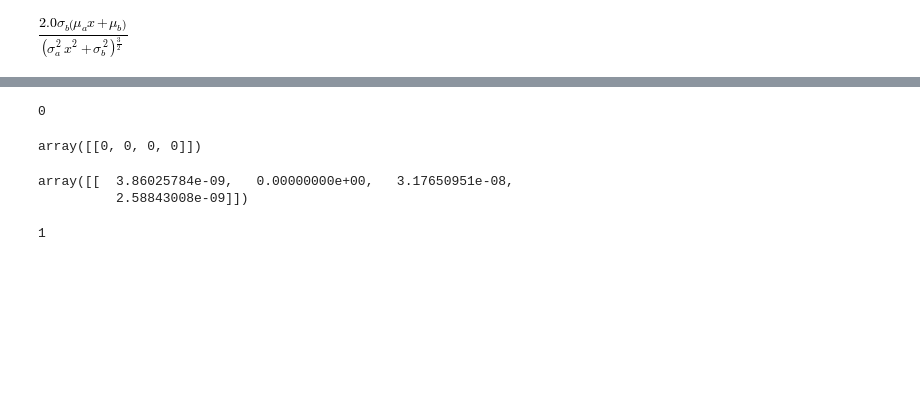
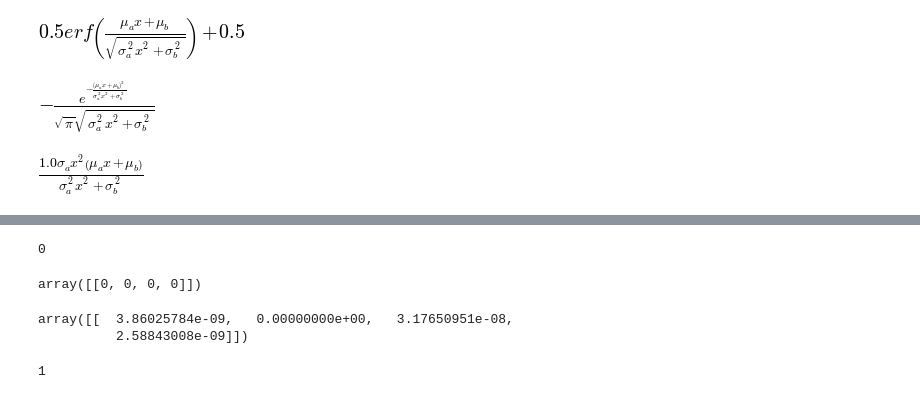
Before and after one commit to backshed/-, a Jupyter notebook: work/基礎/交差エントロピーでNN.ipynb, the cells around one changed output, grey strips where cells are left out. Drawn from its saved outputs; the diff is of its cells as text; code cells hidden in the pictures; blank space fills up the shorter version.

```diff
--- a/work/基礎/交差エントロピーでNN.ipynb
+++ b/work/基礎/交差エントロピーでNN.ipynb
@@ -1,11 +1,14 @@
 # %%
 #プロトタイプ
 %matplotlib inline
 from sympy import *
 init_printing()
 y,x,ua,ub,sa,sb,x,d = symbols('y,x,mu_a,mu_b,sigma_a,sigma_b,x,d')
 f = 0.5 + 0.5 * erf((ua*x+ub)/sqrt(sa*sa*x*x+sb*sb))
-p = exp(-(ua*x+ub)**2/(sa*sa*x*x+sb*sb))/sqrt(pi)
-display(diff((d-f)**2, sb)/p/(d-f))
+p = -exp(-(ua*x+ub)**2/(sa*sa*x*x+sb*sb))/sqrt(pi)/sqrt(sa*sa*x*x+sb*sb)
+display(f, p)
+display(simplify(diff(f, sa)/p))
 # %% [output]
-[figure, old version]
+[figure, new version]
+[figure, added]
+[figure, added]
```
Also changed, not shown: parts of 7 cells of this notebook, 1 other file.
